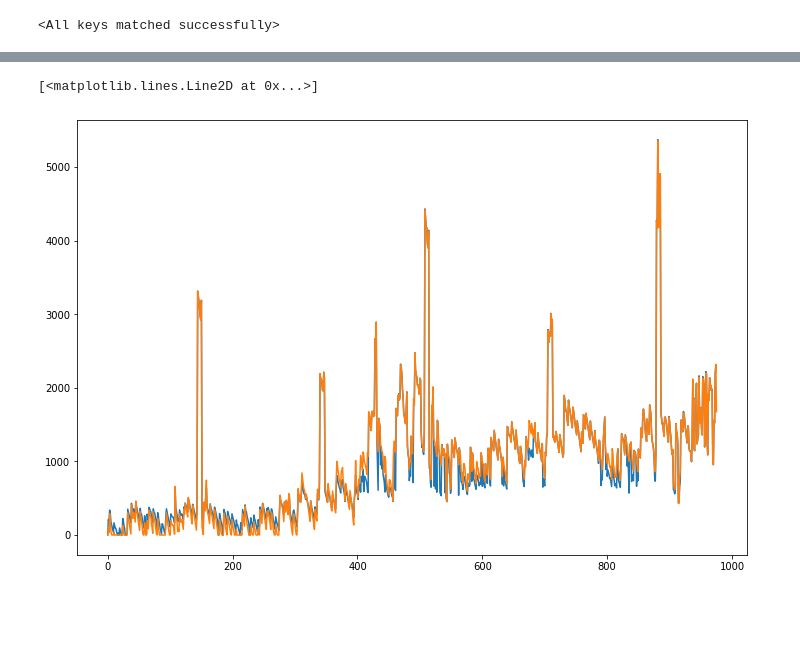
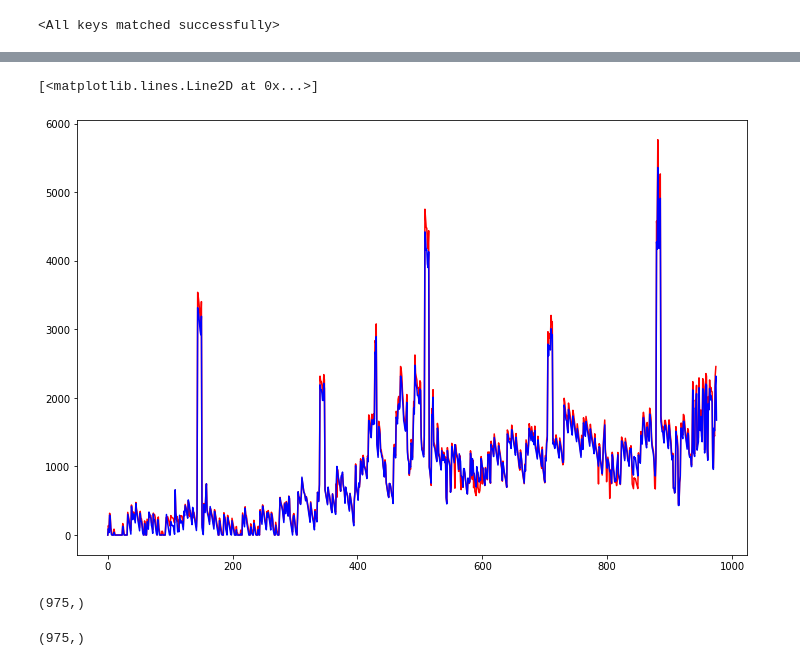
Before and after one commit to ds4a-team4/dynamic-pricing, a Jupyter notebook: models_dash/RL_Eval.ipynb, the cells around one changed output, grey strips where cells are left out. Drawn from its saved outputs; the diff is of its cells as text; code cells hidden in the pictures; blank space fills up the shorter version.

```diff
--- a/models_dash/RL_Eval.ipynb
+++ b/models_dash/RL_Eval.ipynb
@@ -13,3 +104,10 @@ from RL_Train import baseline
+# %%
+df = pd.read_csv('df.csv')
+baseline = pd.read_csv('baseline.csv')
+# %%
+hidden_size = 30
+input_size = 2 + df.shape[1]
+output_size = 10 #5
 # %%
 Q = Q_Network(input_size, hidden_size, output_size)
 Q.load_state_dict(torch.load('./Q_state.torch'))
@@ -49,8 +179,8 @@ test_profits = test_env.profits
 # %%
 import matplotlib.pyplot as plt
 plt.figure(figsize=(12,8))
-plt.plot(test_rewards)
-plt.plot(baseline)
+plt.plot(test_rewards, 'r')
+plt.plot(baseline, 'b')
 # %% [output]
 [<matplotlib.lines.Line2D at 0x...>]
-[figure, old version]
+[figure, new version]
@@ -56,0 +189,8 @@ plt.plot(baseline)
+# %%
+np.array(test_rewards).shape
+# %% [output]
+(975,)
+# %%
+baseline.to_numpy()[0:-1].reshape(-1).shape
+# %% [output]
+(975,)
```
Also changed, not shown: parts of 9 cells of this notebook, 5 other files.
